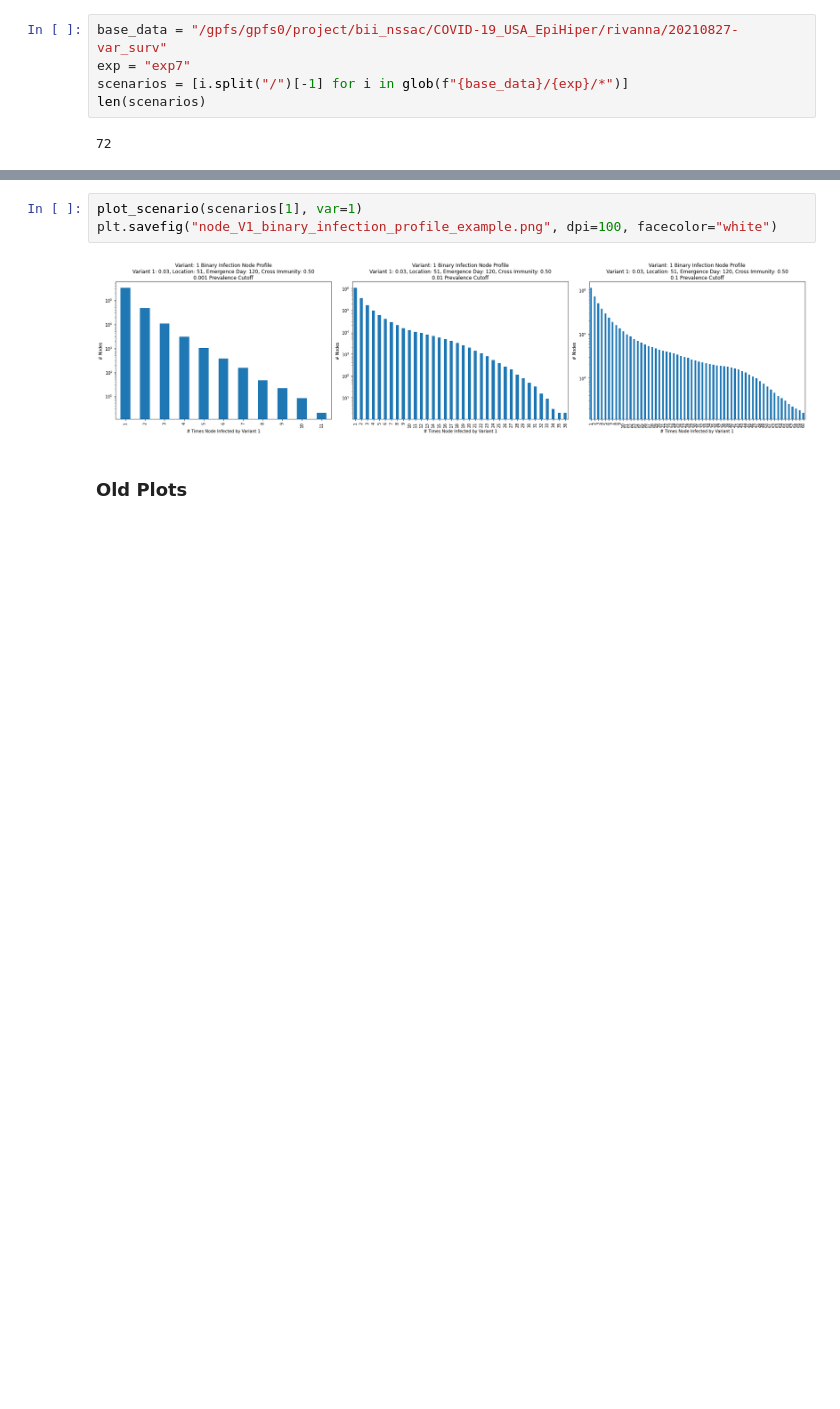
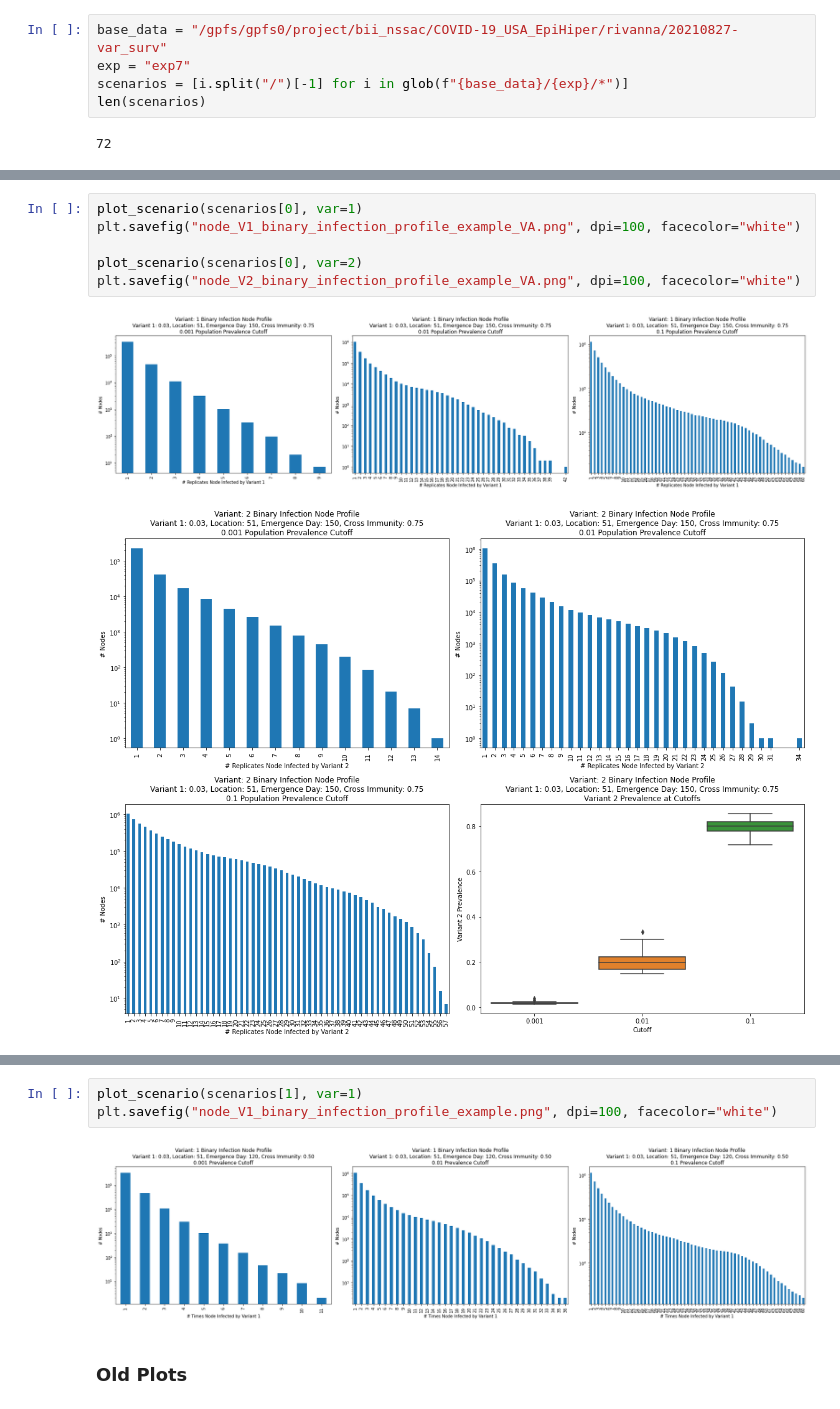
Before and after one commit to itsyosef/bionetworks, a Jupyter notebook: epihiper/notebooks/VulnerabilityCalculation.ipynb, the cells around one changed output, grey strips where cells are left out. Saved outputs shown, nothing was run; the diff lists cells and outputs as text; blank space fills up the shorter version.

```diff
--- a/epihiper/notebooks/VulnerabilityCalculation.ipynb
+++ b/epihiper/notebooks/VulnerabilityCalculation.ipynb
@@ -95,0 +189,9 @@ plt.savefig("node_V2_binary_infection_profile_example.png", dpi=100, facecolor="
+# %%
+plot_scenario(scenarios[0], var=1)
+plt.savefig("node_V1_binary_infection_profile_example_VA.png", dpi=100, facecolor="white")
+
+plot_scenario(scenarios[0], var=2)
+plt.savefig("node_V2_binary_infection_profile_example_VA.png", dpi=100, facecolor="white")
+# %% [output]
+[figure, added]
+[figure, added]
```
Also changed, not shown: parts of 5 cells of this notebook, 1 other file.
